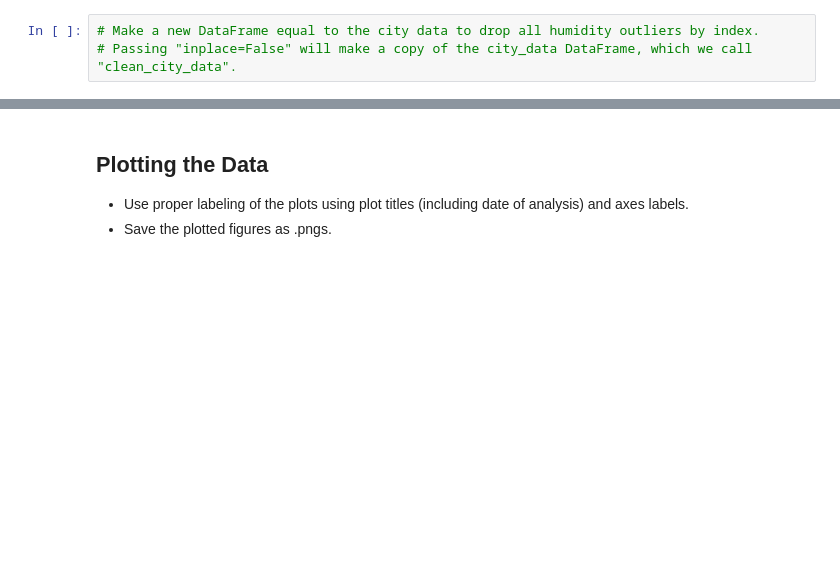
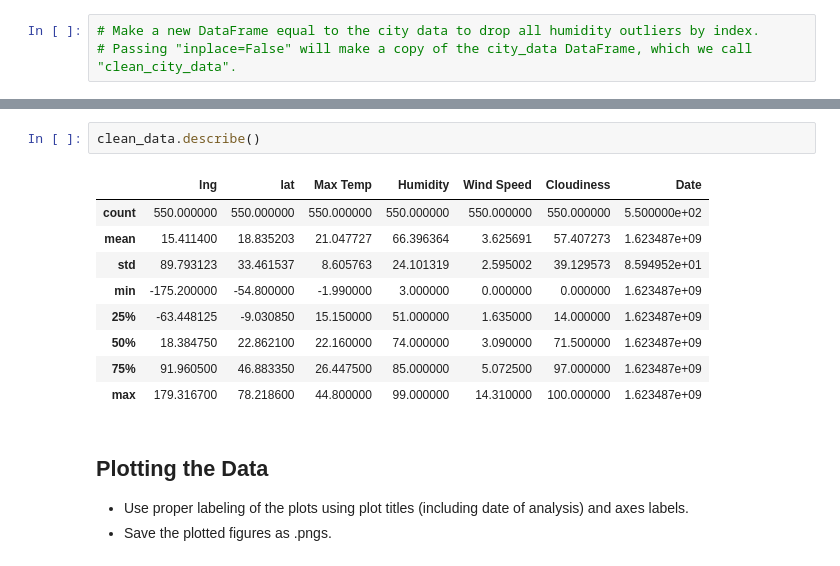
Before and after one commit to RZHANG2021/python-api-challenge, a Jupyter notebook: starter_code/WeatherPy.ipynb, the cells around one changed output, grey strips where cells are left out. Drawn from its saved outputs; the diff is of its cells as text; blank space fills up the shorter version.

```diff
--- a/starter_code/WeatherPy.ipynb
+++ b/starter_code/WeatherPy.ipynb
@@ -173,3 +236,15 @@ Skip this step if there are no cities that have humidity > 100%.
+# %%
+clean_data.describe()
+# %% [output]
+|  | lng | lat | Max Temp | Humidity | Wind Speed | Cloudiness | Date |
+| count | 550.000000 | 550.000000 | 550.000000 | 550.000000 | 550.000000 | 550.000000 | 5.500000e+02 |
+| mean | 15.411400 | 18.835203 | 21.047727 | 66.396364 | 3.625691 | 57.407273 | 1.623487e+09 |
+| std | 89.793123 | 33.461537 | 8.605763 | 24.101319 | 2.595002 | 39.129573 | 8.594952e+01 |
+| min | -175.200000 | -54.800000 | -1.990000 | 3.000000 | 0.000000 | 0.000000 | 1.623487e+09 |
+| 25% | -63.448125 | -9.030850 | 15.150000 | 51.000000 | 1.635000 | 14.000000 | 1.623487e+09 |
+| 50% | 18.384750 | 22.862100 | 22.160000 | 74.000000 | 3.090000 | 71.500000 | 1.623487e+09 |
+| 75% | 91.960500 | 46.883350 | 26.447500 | 85.000000 | 5.072500 | 97.000000 | 1.623487e+09 |
+| max | 179.316700 | 78.218600 | 44.800000 | 99.000000 | 14.310000 | 100.000000 | 1.623487e+09 |
 # %% [markdown]
 ## Plotting the Data
 * Use proper labeling of the plots using plot titles (including date of analysis) and axes labels.
```
Also changed, not shown: parts of 12 cells of this notebook, 1 other file.
